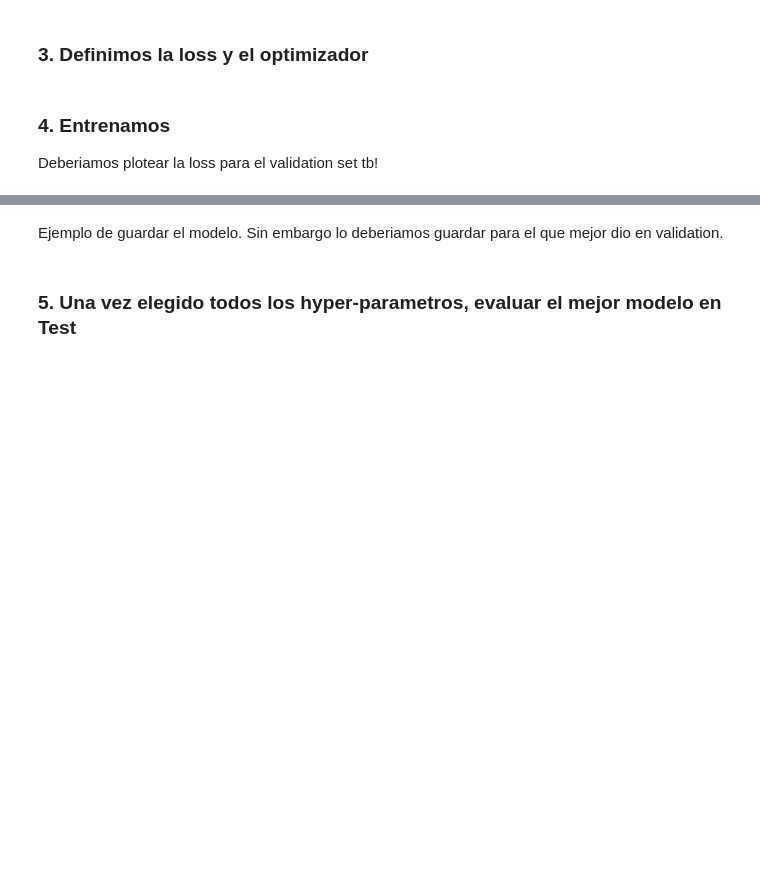
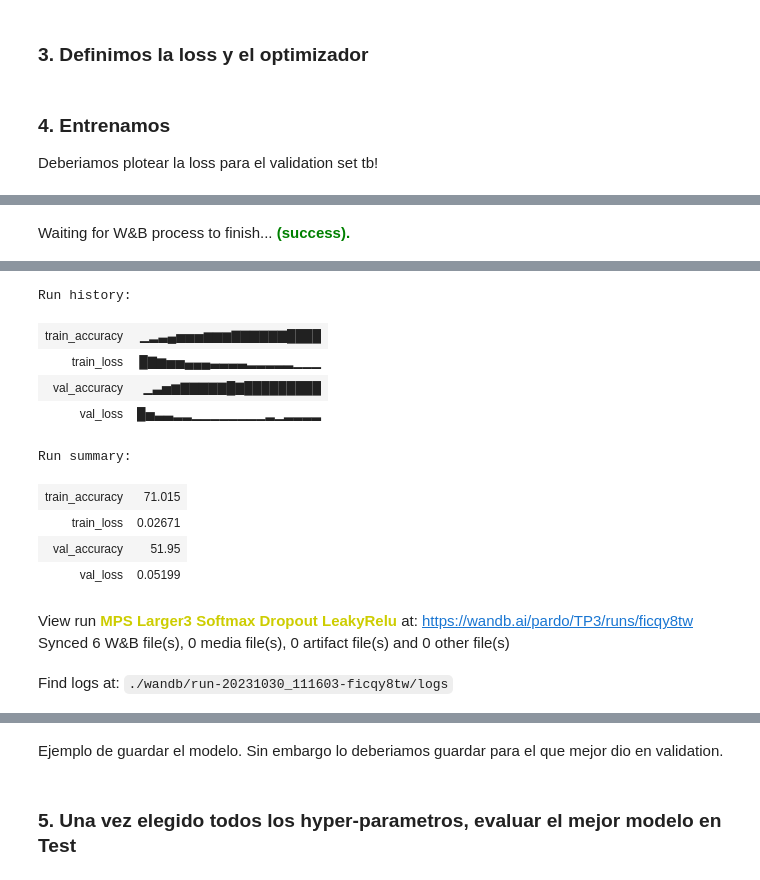
Before and after one commit to IgnacioPardo/TP3_TDVI, a Jupyter notebook: TP3_classification_CIFAR10.ipynb, the cells around one changed output, grey strips where cells are left out. Drawn from its saved outputs; the diff is of its cells as text; code cells hidden in the pictures; blank space fills up the shorter version.

```diff
--- a/TP3_classification_CIFAR10.ipynb
+++ b/TP3_classification_CIFAR10.ipynb
@@ -95,10 +86,15 @@ ssl._create_default_https_context = ssl._create_unverified_context
+# %%
+import os
+
+#check if data is already downloaded
+download = not os.path.isdir('./data')
 # %%
 transform = transforms.Compose(
     [transforms.ToTensor(), transforms.Normalize((0.5, 0.5, 0.5), (0.5, 0.5, 0.5))]
 )
 
 trainset = torchvision.datasets.CIFAR10(
-    root="./data", train=True, download=True, transform=transform
+    root="./data", train=True, download=download, transform=transform
 )
 
 # trainloader = torch.utils.data.DataLoader(trainset, batch_size=batch_size, shuffle=True, num_workers=2)
@@ -117,7 +113,7 @@ valloader = torch.utils.data.DataLoader(
 )
 
 testset = torchvision.datasets.CIFAR10(
-    root="./data", train=False, download=True, transform=transform
+    root="./data", train=False, download=download, transform=transform
 )
 testloader = torch.utils.data.DataLoader(
     testset, batch_size=batch_size, shuffle=False, num_workers=2
@@ -242,2 +256,8 @@ Net(
 # %% [markdown]
 ### 3. Definimos la loss y el optimizador
+# %%
+#Parametros
+learning_rate = 0.02
+momentum = .9
+epochs = 20
+project_name = "TP3"
@@ -274,5 +304,6 @@ View run at https://wandb.ai/pardo/TP3/runs/9uv114h1
 # %%
-for epoch in range(epochs):  # loop over the dataset multiple times
+iterator = tqdm(range(epochs), total=epochs, desc="Epoch")
+for epoch in iterator:  # loop over the dataset multiple times
 
     running_loss = 0.0
     train_correct = 0
@@ -293,8 +324,8 @@ for epoch in range(epochs):  # loop over the dataset multiple times
 
         # print statistics
         running_loss += loss.item()
-        if i % 200 == 199:  # print every 200 mini-batches
-            print(f"[{epoch + 1}, {i + 1:5d}] loss: {running_loss / 2000:.3f}")
+        # if i % 200 == 199:  # print every 200 mini-batches
+        #    print(f"[{epoch + 1}, {i + 1:5d}] loss: {running_loss / 2000:.3f}")
 
         _, predicted = torch.max(outputs.data, 1)
         total += labels.size(0)
@@ -334,5 +365,16 @@ for epoch in range(epochs):  # loop over the dataset multiple times
         }
     )
 
+    iterator.set_postfix(
+        {
+            "train_accuracy": train_accuracy,
+            "val_accuracy": val_accuracy,
+            "train_loss": running_loss,
+            "val_loss": val_loss,
+        }
+    )
+
 print("Finished Training")
+
+wandb.finish()
 # %% [output]
@@ -355 +381,2 @@ print("Finished Training")
 Finished Training
+Waiting for W&B process to finish... (success).
@@ -355,0 +384,13 @@ Finished Training
+Run history:
+| train_accuracy | ▁▂▃▄▅▅▅▆▆▆▇▇▇▇▇▇████ |
+| train_loss | █▇▆▅▅▄▄▄▃▃▃▃▂▂▂▂▂▁▁▁ |
+| val_accuracy | ▁▃▅▆▇▇▇▇▇█▇█████████ |
+| val_loss | █▅▃▃▂▂▁▁▁▁▁▁▁▁▂▁▂▂▂▂ |
+Run summary:
+| train_accuracy | 71.015 |
+| train_loss | 0.02671 |
+| val_accuracy | 51.95 |
+| val_loss | 0.05199 |
+View run MPS Larger3 Softmax Dropout LeakyRelu at: https://wandb.ai/pardo/TP3/runs/ficqy8tw
+Synced 6 W&B file(s), 0 media file(s), 0 artifact file(s) and 0 other file(s)
+Find logs at: ./wandb/run-20231030_111603-ficqy8tw/logs
```
Also changed, not shown: parts of 15 cells of this notebook.
